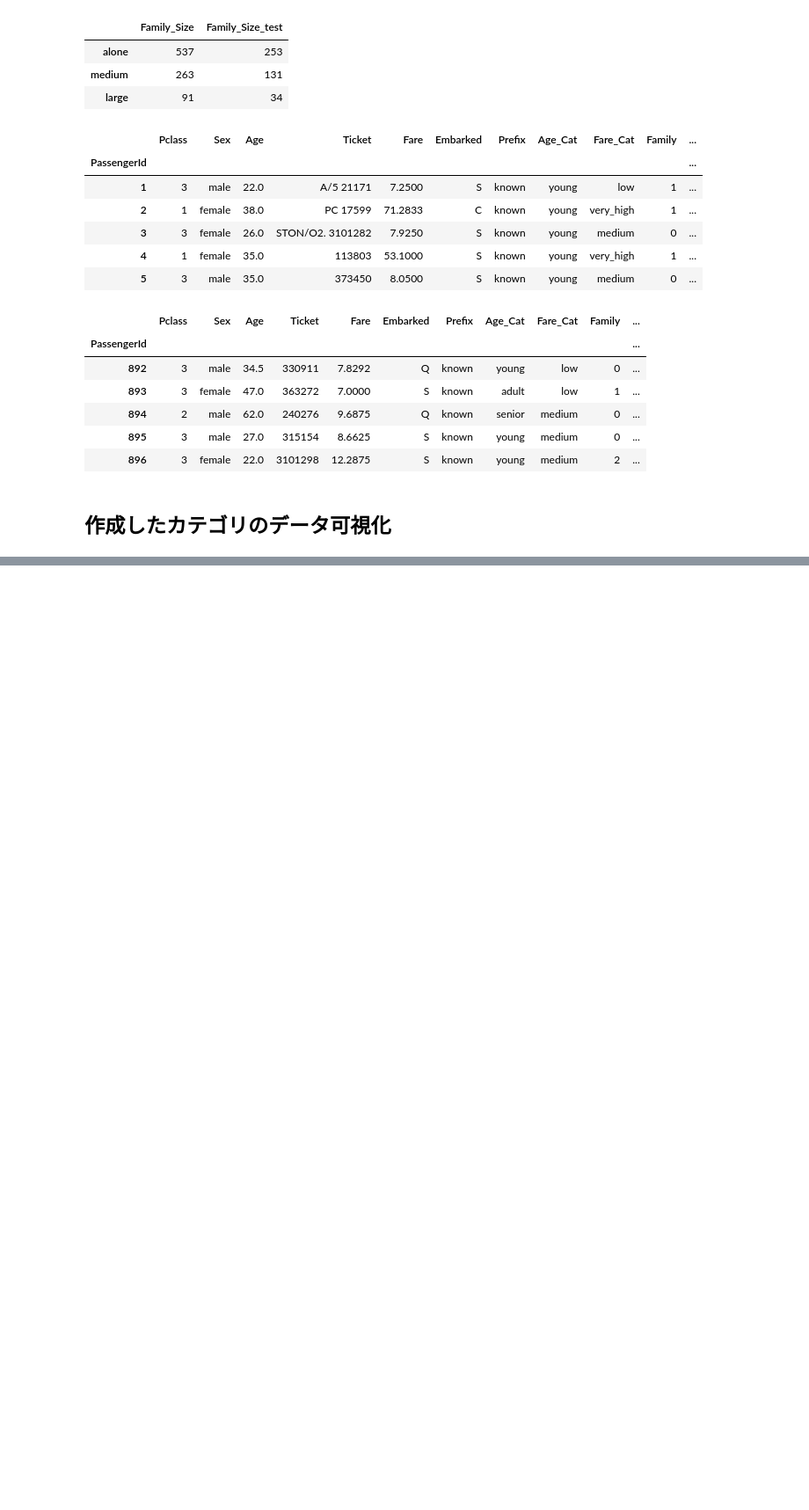
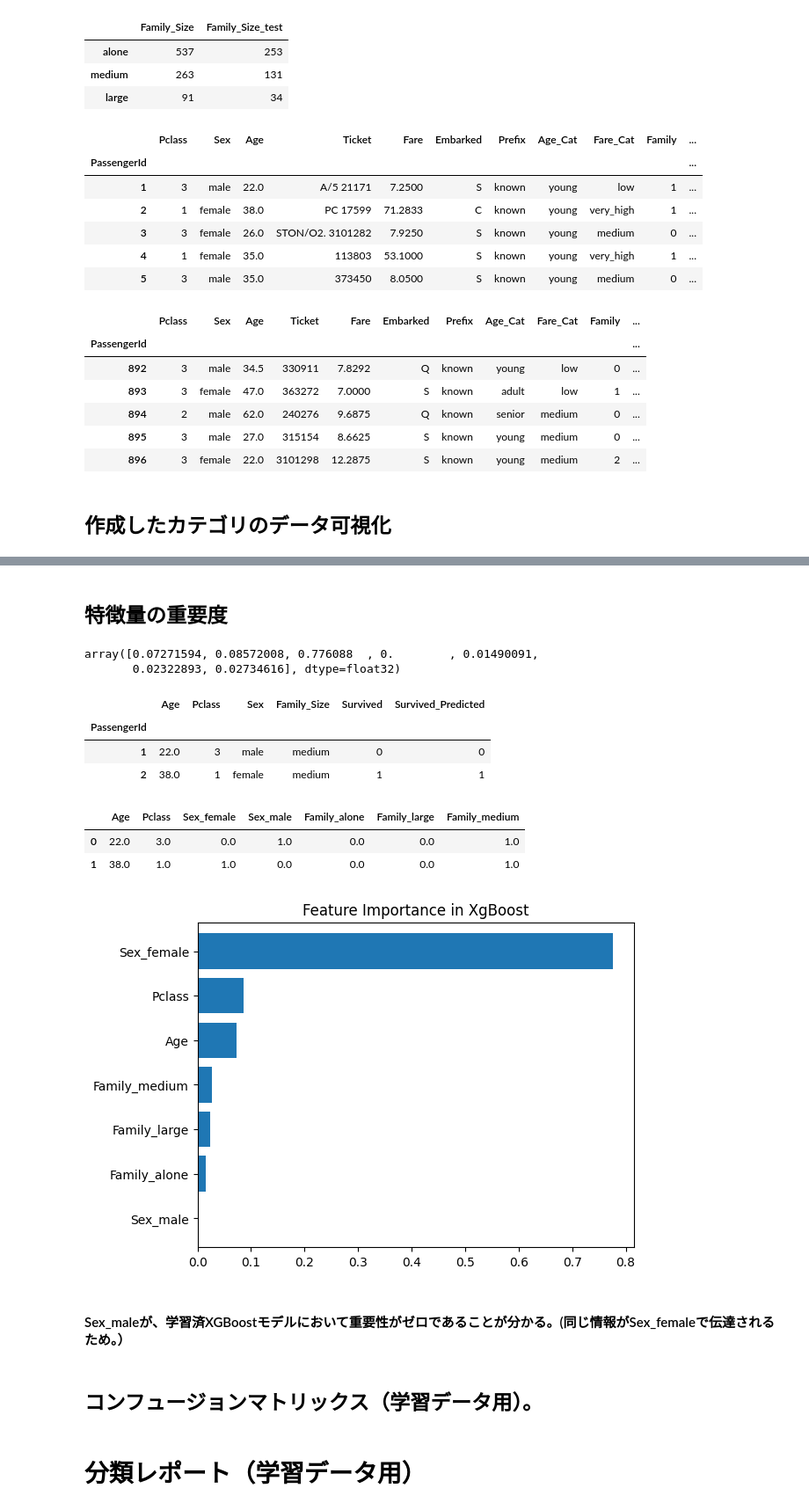
Before and after one commit to gussan-me/titanic_kaggle_practice, a Jupyter notebook: Desktop/ポートフォリオ用/titanic.ipynb, the cells around one changed output, grey strips where cells are left out. Shown: that part at 88% size. Saved outputs shown, nothing was run; the diff lists cells and outputs as text; code cells hidden in the pictures; blank space fills up the shorter version.

```diff
--- a/Desktop/ポートフォリオ用/titanic.ipynb
+++ b/Desktop/ポートフォリオ用/titanic.ipynb
@@ -494,0 +613,11 @@ X_test.head()
+# %%
+xgb = XGBClassifier()
+
+classifier = Pipeline(steps=[('preprocessor', preprocessor),
+                             ('model', xgb)
+                             ])
+
+# pipelineモジュール・・・transformerとestimatorを組み合わせて、機械学習パイプラインを構築するためのAPI
+# └いくつかの前処理を実行しているような場合にも、fitやpredictをパイプラインに対して一度だけ呼べばよく、便利になる。
+# └パイプラインに対して、grid searchする際、パラメータを一度に指定でき、利便性が高い。
+# └transformerとestimatorに同じデータが使われるため、Cross Vaidationの際にデータがリークする不具合を防げる。
@@ -494,0 +652,21 @@ X_test.head()
+# %%
+param_grid = [
+    {
+        "model__reg_lambda": [50],
+        "model__subsample": [0.7,1],
+        "model__learning_rate": [0.4],
+        "model__n_estimators": [5, 10, 20],
+        "model__max_depth": [3, 4, 5]
+    }
+]
+grid_search = GridSearchCV(classifier, param_grid, cv=3, verbose=1)
+grid_search.fit(X, y);
+
+# グリッドサーチ・・・探索対象のパラメータ候補を列挙し、そのすべての組み合わせから照らし合わせ、最適な組み合わせを見つけ出す手法。
+# GridSearchCVのパラメータ。
+# 第一引数（今回はclassifier)は使用したいアルゴリズムのインスタンスをおく。
+# └param_grid:パラメタ候補値を「パラメタ名、候補リスト」の辞書で与える。
+# └cv:Cross Validationの分散数（デフォルト値は３）
+# └verbose:ログ出力レベル
+
+# fit()で学習、predict()で予測。（scikit-learn)
@@ -494,0 +698,8 @@ X_test.head()
+# %% [markdown]
+## 特徴量の重要度
+# %%
+Feature_Imp = grid_search.best_estimator_.named_steps["model"].feature_importances_
+Feature_Imp
+# %% [output]
+array([0.07271594, 0.08572008, 0.776088  , 0.        , 0.01490091,
+       0.02322893, 0.02734616], dtype=float32)
@@ -494,0 +712,28 @@ X_test.head()
+# %%
+Xyy = pd.concat([X, y, y_pred], axis=1)
+Xyy.head(2)
+# concat・・・DataFrameやSiriesを連結する。axis=0は縦方向に連結され、axis=1は横方向に連結される。
+# %% [output]
+|  | Age | Pclass | Sex | Family_Size | Survived | Survived_Predicted |
+| PassengerId |  |  |  |  |  |  |
+| 1 | 22.0 | 3 | male | medium | 0 | 0 |
+| 2 | 38.0 | 1 | female | medium | 1 | 1 |
+# %%
+# パイプラインを用いた前処理（ImputedとOneHotCoded)されたトレーニングデータとテストデータ
+column_values = ['Age','Pclass','Sex_female','Sex_male','Family_alone','Family_large','Family_medium']
+X_processed = pd.DataFrame(grid_search.best_estimator_.named_steps["preprocessor"].transform(X), columns=column_values)
+X_processed.head(2)
+# %% [output]
+|  | Age | Pclass | Sex_female | Sex_male | Family_alone | Family_large | Family_medium |
+| 0 | 22.0 | 3.0 | 0.0 | 1.0 | 0.0 | 0.0 | 1.0 |
+| 1 | 38.0 | 1.0 | 1.0 | 0.0 | 0.0 | 0.0 | 1.0 |
+# %%
+ax = pd.Series(Feature_Imp, X_processed.columns).sort_values(ascending=True).plot.barh(width=0.8)
+ax.set_title('Feature Importance in XgBoost')
+plt.show()
+# %% [output]
+[figure, added]
+# %% [markdown]
+#### Sex_maleが、学習済XGBoostモデルにおいて重要性がゼロであることが分かる。(同じ情報がSex_femaleで伝達されるため。）
+# %% [markdown]
+## コンフュージョンマトリックス（学習データ用）。
@@ -494,0 +753,2 @@ X_test.head()
+# %% [markdown]
+# 分類レポート（学習データ用）
```
Also changed, not shown: parts of 37 cells of this notebook.
